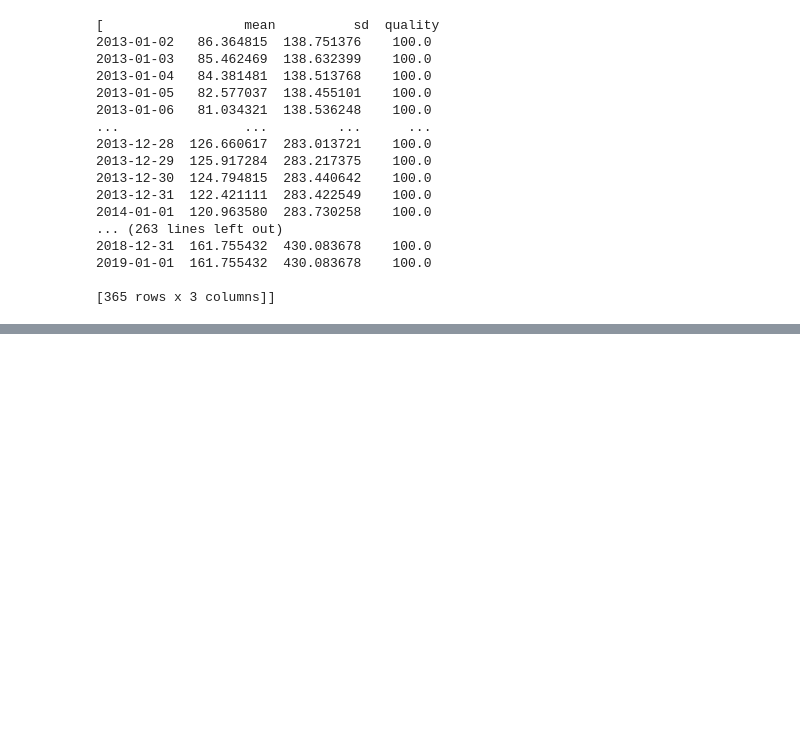
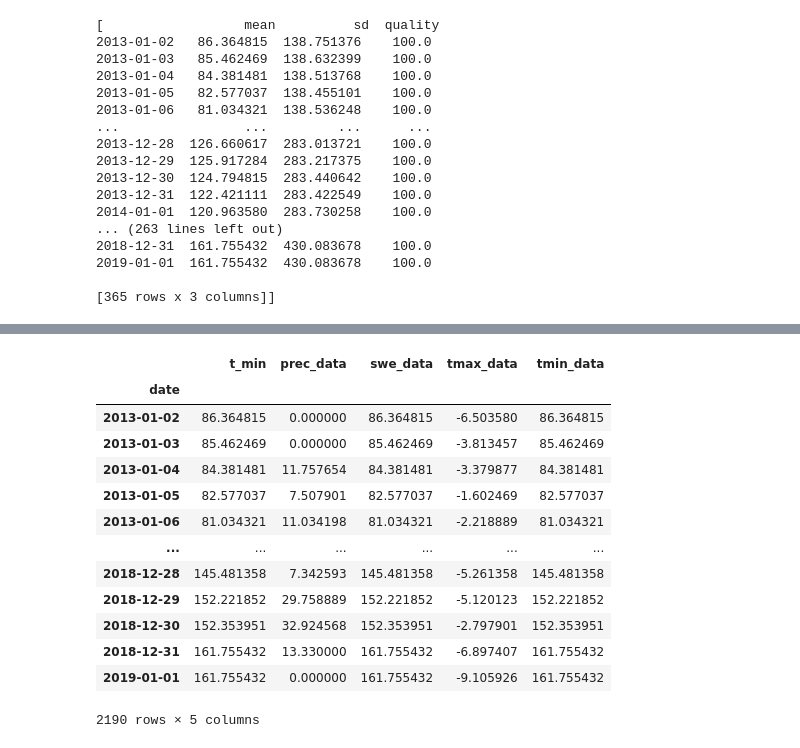
Before and after one commit to ianvd/gage-guesser, a Jupyter notebook: Main.ipynb, the cells around one changed output, grey strips where cells are left out. Saved outputs shown, nothing was run; the diff lists cells and outputs as text; code cells hidden in the pictures; blank space fills up the shorter version.

```diff
--- a/Main.ipynb
+++ b/Main.ipynb
@@ -932,3 +945,20 @@ print(lststats.head())
+# %%
+together.set_index('date')
+# %% [output]
+|  | t_min | prec_data | swe_data | tmax_data | tmin_data |
+| date |  |  |  |  |  |
+| 2013-01-02 | 86.364815 | 0.000000 | 86.364815 | -6.503580 | 86.364815 |
+| 2013-01-03 | 85.462469 | 0.000000 | 85.462469 | -3.813457 | 85.462469 |
+| 2013-01-04 | 84.381481 | 11.757654 | 84.381481 | -3.379877 | 84.381481 |
+| 2013-01-05 | 82.577037 | 7.507901 | 82.577037 | -1.602469 | 82.577037 |
+| 2013-01-06 | 81.034321 | 11.034198 | 81.034321 | -2.218889 | 81.034321 |
+| ... | ... | ... | ... | ... | ... |
+| 2018-12-28 | 145.481358 | 7.342593 | 145.481358 | -5.261358 | 145.481358 |
+| 2018-12-29 | 152.221852 | 29.758889 | 152.221852 | -5.120123 | 152.221852 |
+| 2018-12-30 | 152.353951 | 32.924568 | 152.353951 | -2.797901 | 152.353951 |
+| 2018-12-31 | 161.755432 | 13.330000 | 161.755432 | -6.897407 | 161.755432 |
+| 2019-01-01 | 161.755432 | 0.000000 | 161.755432 | -9.105926 | 161.755432 |
+2190 rows × 5 columns
 # %%
 plt.rcParams['figure.figsize'] = (15,8)
 
```
Also changed, not shown: parts of 18 cells of this notebook, 1 other file.
